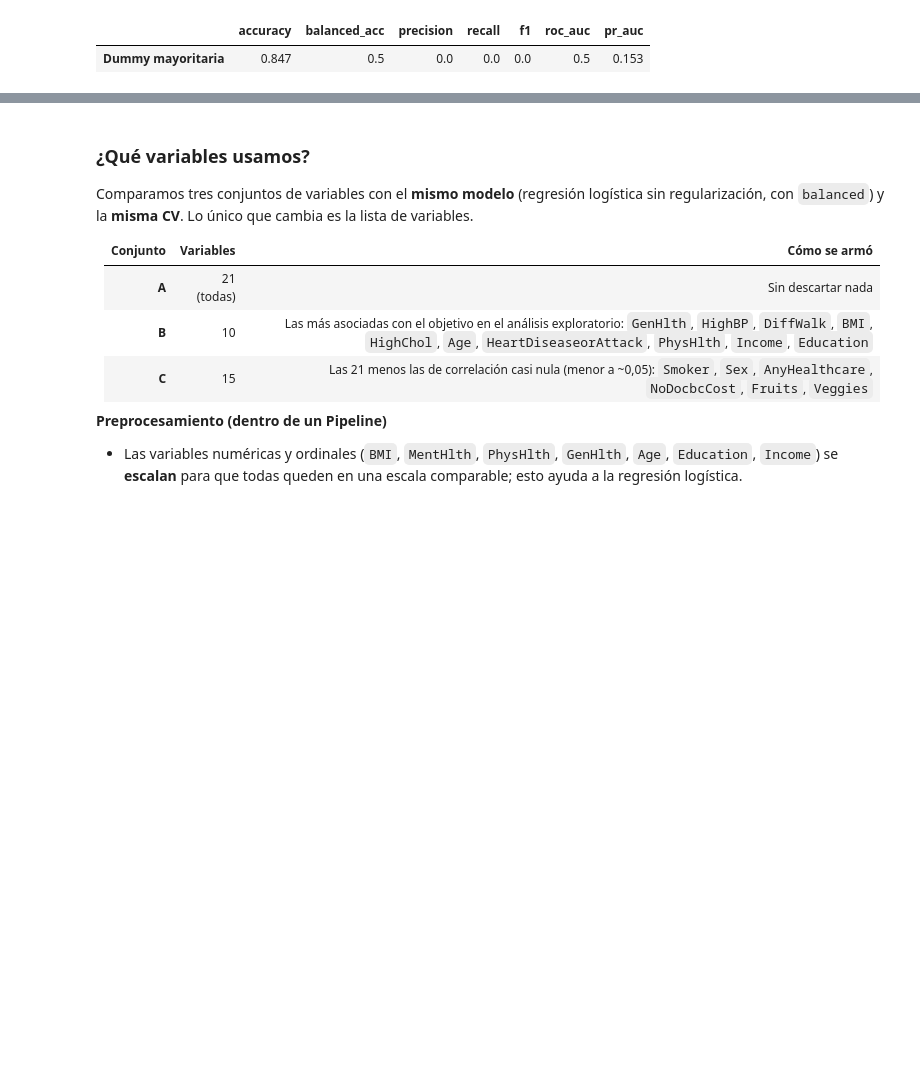
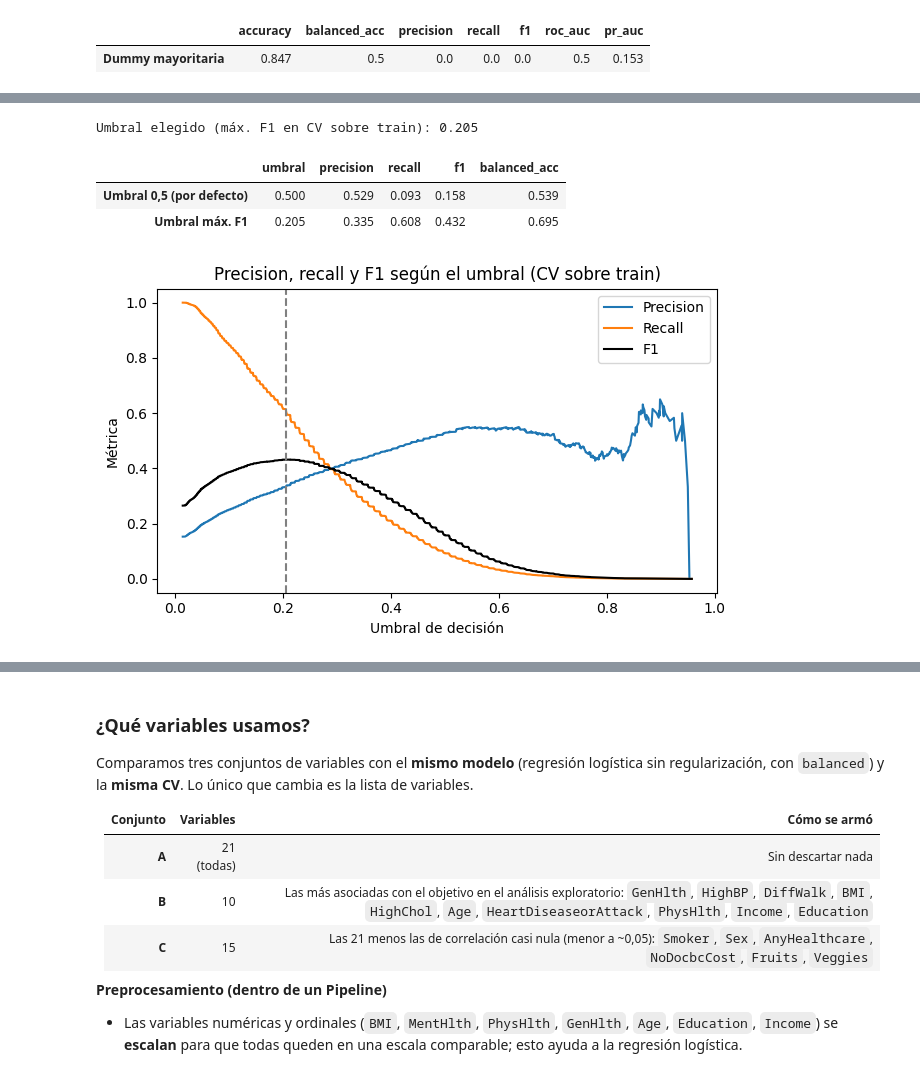
Before and after one commit to TobiasB06/IAA-TP, a Jupyter notebook: Grupo_11_TP.ipynb, the cells around one changed output, grey strips where cells are left out. Drawn from its saved outputs; the diff is of its cells as text; code cells hidden in the pictures; blank space fills up the shorter version.

```diff
--- a/Grupo_11_TP.ipynb
+++ b/Grupo_11_TP.ipynb
@@ -829,0 +893,37 @@ Modelo de referencia. Como benchmark se propone una regla sin aprendizaje: prede
+# %%
+m1 = modelo_simple(cols_m1)          # Modelo 1: logística por defecto, 3 variables
+
+# Probabilidades "fuera de muestra": cada fila de train es predicha por un modelo que NO la vio
+proba_oof = cross_val_predict(m1, X_train[cols_m1], y_train, cv=cv, method='predict_proba')[:, 1]
+
+prec, rec, thr = precision_recall_curve(y_train, proba_oof)
+f1 = 2 * prec * rec / (prec + rec + 1e-12)
+umbral = thr[np.argmax(f1[:-1])]                 # umbral que maximiza F1 en train (CV)
+print(f'Umbral elegido (máx. F1 en CV sobre train): {umbral:.3f}')
+
+def fila(p, y, t, nombre):
+    pred = (p >= t).astype(int)
+    return pd.Series({'umbral': round(t, 3),
+                      'precision': precision_score(y, pred, zero_division=0),
+                      'recall': recall_score(y, pred),
+                      'f1': f1_score(y, pred),
+                      'balanced_acc': balanced_accuracy_score(y, pred)}, name=nombre)
+
+tabla_umbral = pd.DataFrame([fila(proba_oof, y_train, 0.5, 'Umbral 0,5 (por defecto)'),
+                             fila(proba_oof, y_train, umbral, 'Umbral máx. F1')]).round(3)
+display(tabla_umbral)
+
+fig, ax = plt.subplots(figsize=(6.5, 4))
+ax.plot(thr, prec[:-1], label='Precision')
+ax.plot(thr, rec[:-1], label='Recall')
+ax.plot(thr, f1[:-1], label='F1', color='k')
+ax.axvline(umbral, ls='--', color='gray')
+ax.set_xlabel('Umbral de decisión'); ax.set_ylabel('Métrica'); ax.legend()
+ax.set_title('Precision, recall y F1 según el umbral (CV sobre train)')
+plt.tight_layout(); plt.show()
+# %% [output]
+Umbral elegido (máx. F1 en CV sobre train): 0.205
+|  | umbral | precision | recall | f1 | balanced_acc |
+| Umbral 0,5 (por defecto) | 0.500 | 0.529 | 0.093 | 0.158 | 0.539 |
+| Umbral máx. F1 | 0.205 | 0.335 | 0.608 | 0.432 | 0.695 |
+[figure, added]
```
Also changed, not shown: parts of 25 cells of this notebook.
